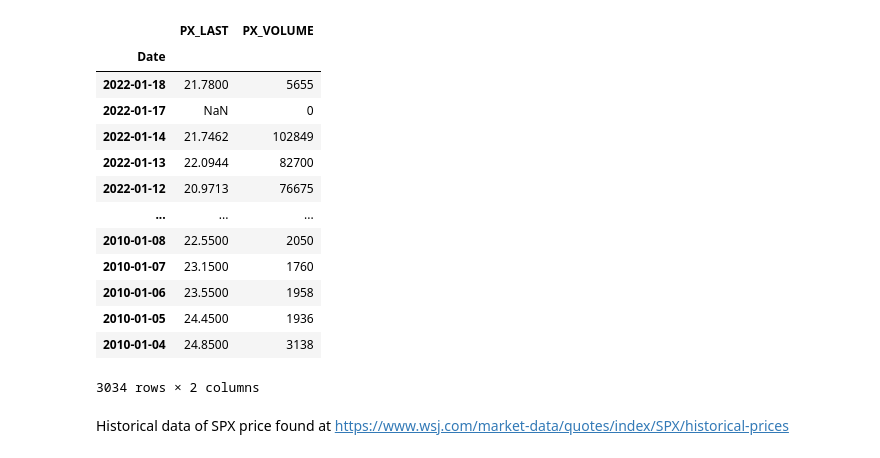
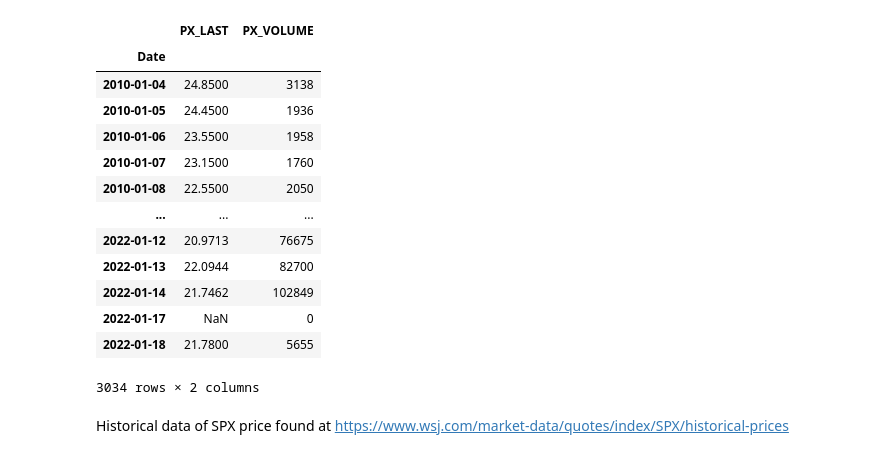
Before and after one commit to aidinattar/Volatility-carry-trading-strategy, a Jupyter notebook: Project.ipynb, the cells around one changed output. Drawn from its saved outputs; the diff is of its cells as text; code cells hidden in the pictures.

```diff
--- a/Project.ipynb
+++ b/Project.ipynb
@@ -18,27 +20,29 @@ import QuantLib as ql
 # %%
 dir       = 'data/'
 file_name = 'grid1_zheb51fo.xlsx'
 UX1       = pd.read_excel(dir+file_name, sheet_name='UX1_Index')
 UX2       = pd.read_excel(dir+file_name, sheet_name='UX2_Index')
 
 UX1       = UX1.set_index('Date')
 UX2       = UX2.set_index('Date')
+UX1.sort_index(inplace=True)
+UX2.sort_index(inplace=True)
 
 UX1
 # %% [output]
 |  | PX_LAST | PX_VOLUME |
 | Date |  |  |
+| 2010-01-04 | 24.8500 | 3138 |
+| 2010-01-05 | 24.4500 | 1936 |
+| 2010-01-06 | 23.5500 | 1958 |
+| 2010-01-07 | 23.1500 | 1760 |
+| 2010-01-08 | 22.5500 | 2050 |
+| ... | ... | ... |
+| 2022-01-12 | 20.9713 | 76675 |
+| 2022-01-13 | 22.0944 | 82700 |
+| 2022-01-14 | 21.7462 | 102849 |
+| 2022-01-17 | NaN | 0 |
 | 2022-01-18 | 21.7800 | 5655 |
-| 2022-01-17 | NaN | 0 |
-| 2022-01-14 | 21.7462 | 102849 |
-| 2022-01-13 | 22.0944 | 82700 |
-| 2022-01-12 | 20.9713 | 76675 |
-| ... | ... | ... |
-| 2010-01-08 | 22.5500 | 2050 |
-| 2010-01-07 | 23.1500 | 1760 |
-| 2010-01-06 | 23.5500 | 1958 |
-| 2010-01-05 | 24.4500 | 1936 |
-| 2010-01-04 | 24.8500 | 3138 |
 3034 rows × 2 columns
 # %% [markdown]
 Historical data of SPX price found at https://www.wsj.com/market-data/quotes/index/SPX/historical-prices
```
Also changed, not shown: parts of 13 cells of this notebook.
